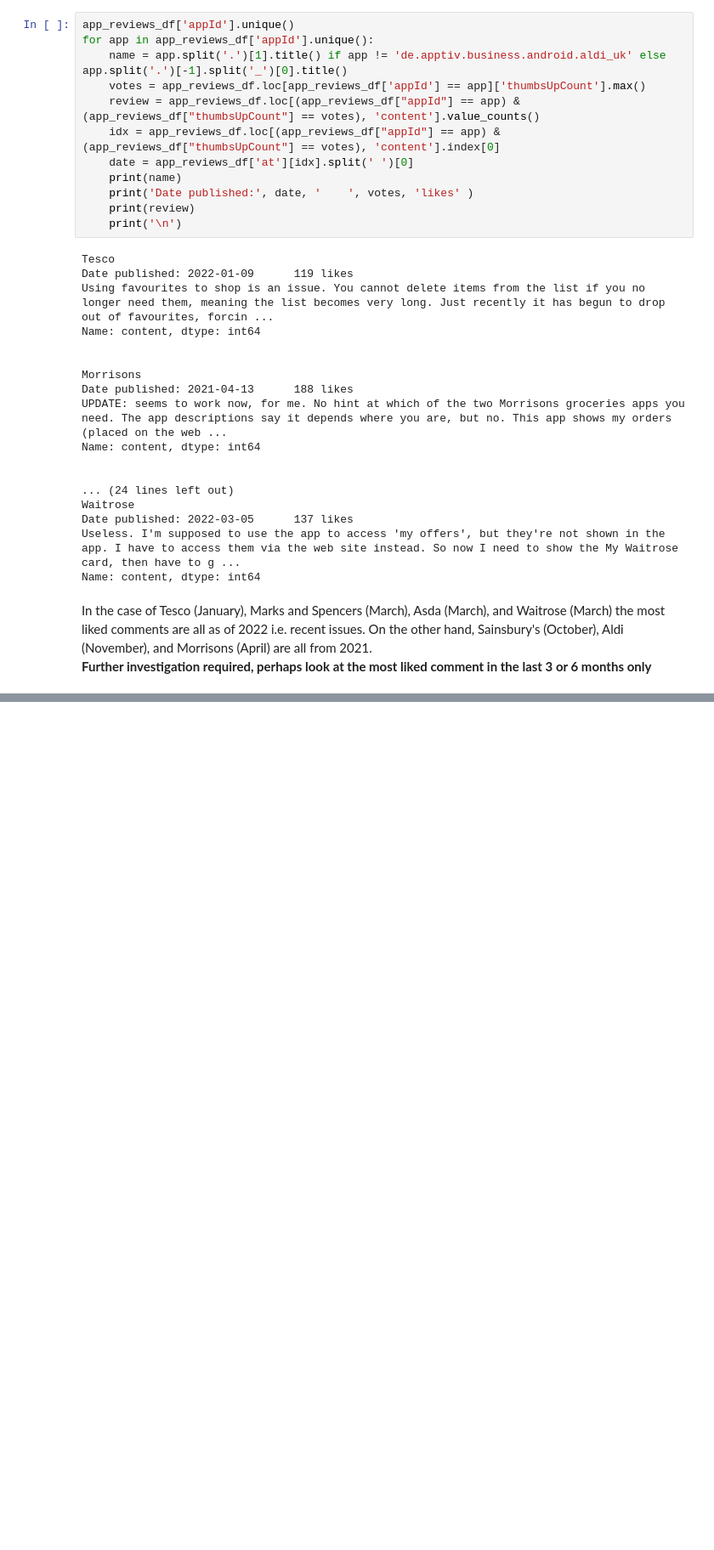
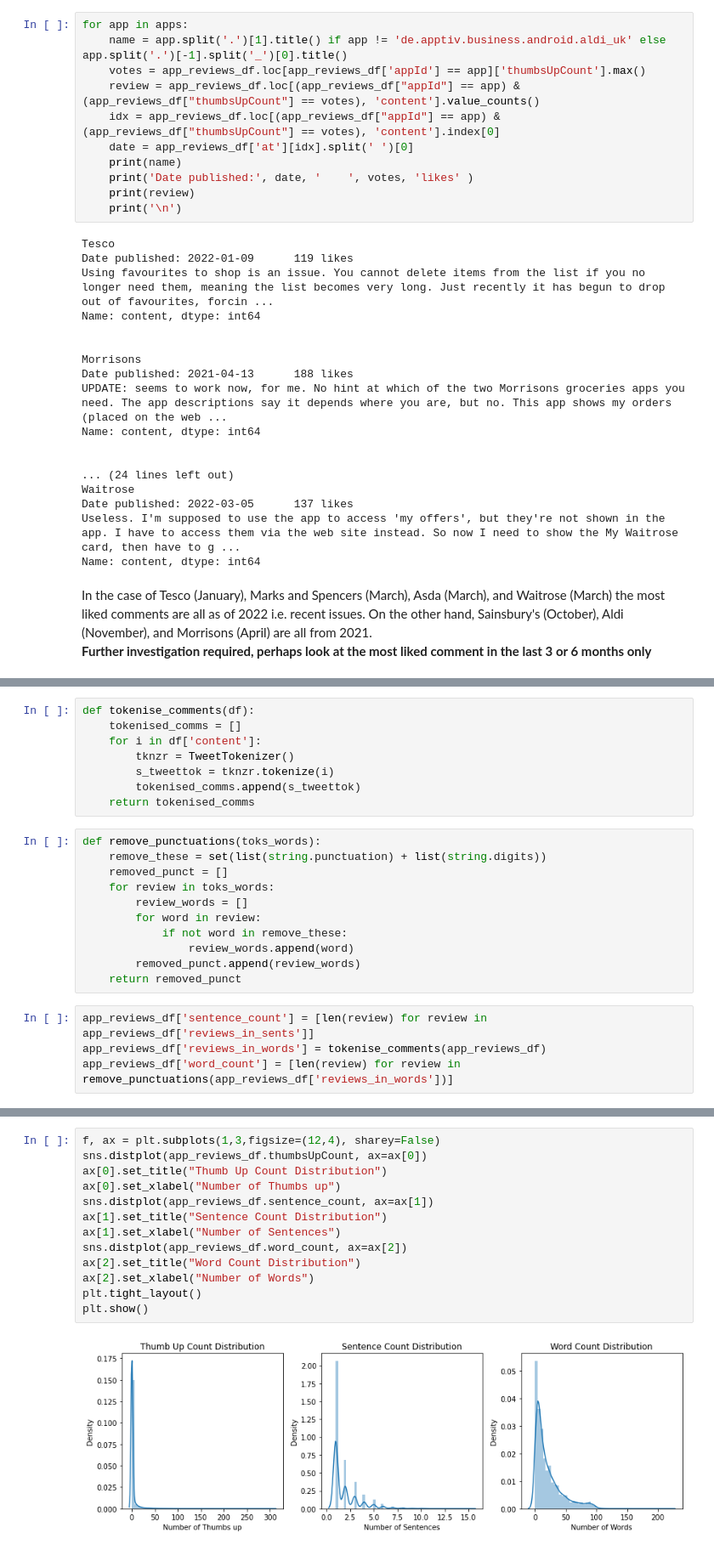
Before and after one commit to carlosperez-dev/delivery-apps-nlp, a Jupyter notebook: B099568.ipynb, the cells around one changed output, grey strips where cells are left out. Shown: that part at 85% size. Drawn from its saved outputs; the diff is of its cells as text; blank space fills up the shorter version.

Commit message:
Add visualisations and extend EDA

```diff
--- a/B099568.ipynb
+++ b/B099568.ipynb
@@ -221,8 +217,7 @@ Given that some apps have reviews as early as 2011, and given the lack of infomr
     <li>Check the comment with the most upvotes.</li>
 </ol>
 # %%
-app_reviews_df['appId'].unique()
-for app in app_reviews_df['appId'].unique():
+for app in apps:
     name = app.split('.')[1].title() if app != 'de.apptiv.business.android.aldi_uk' else app.split('.')[-1].split('_')[0].title()
     votes = app_reviews_df.loc[app_reviews_df['appId'] == app]['thumbsUpCount'].max()
     review = app_reviews_df.loc[(app_reviews_df["appId"] == app) & (app_reviews_df["thumbsUpCount"] == votes), 'content'].value_counts()
@@ -254,0 +254,23 @@ In the case of Tesco (January), Marks and Spencers (March), Asda (March), and Wa
+# %%
+def tokenise_comments(df):
+    tokenised_comms = []
+    for i in df['content']:
+        tknzr = TweetTokenizer()
+        s_tweettok = tknzr.tokenize(i)
+        tokenised_comms.append(s_tweettok)
+    return tokenised_comms
+# %%
+def remove_punctuations(toks_words):
+    remove_these = set(list(string.punctuation) + list(string.digits))
+    removed_punct = []
+    for review in toks_words:
+        review_words = []
+        for word in review:
+            if not word in remove_these:
+                review_words.append(word)
+        removed_punct.append(review_words)
+    return removed_punct
+# %%
+app_reviews_df['sentence_count'] = [len(review) for review in app_reviews_df['reviews_in_sents']]
+app_reviews_df['reviews_in_words'] = tokenise_comments(app_reviews_df)
+app_reviews_df['word_count'] = [len(review) for review in remove_punctuations(app_reviews_df['reviews_in_words'])]
@@ -254,0 +289,15 @@ In the case of Tesco (January), Marks and Spencers (March), Asda (March), and Wa
+# %%
+f, ax = plt.subplots(1,3,figsize=(12,4), sharey=False)
+sns.distplot(app_reviews_df.thumbsUpCount, ax=ax[0])
+ax[0].set_title("Thumb Up Count Distribution")
+ax[0].set_xlabel("Number of Thumbs up")
+sns.distplot(app_reviews_df.sentence_count, ax=ax[1])
+ax[1].set_title("Sentence Count Distribution")
+ax[1].set_xlabel("Number of Sentences")
+sns.distplot(app_reviews_df.word_count, ax=ax[2])
+ax[2].set_title("Word Count Distribution")
+ax[2].set_xlabel("Number of Words")
+plt.tight_layout()
+plt.show()
+# %% [output]
+[figure, added]
```
Also changed, not shown: parts of 14 cells of this notebook.
